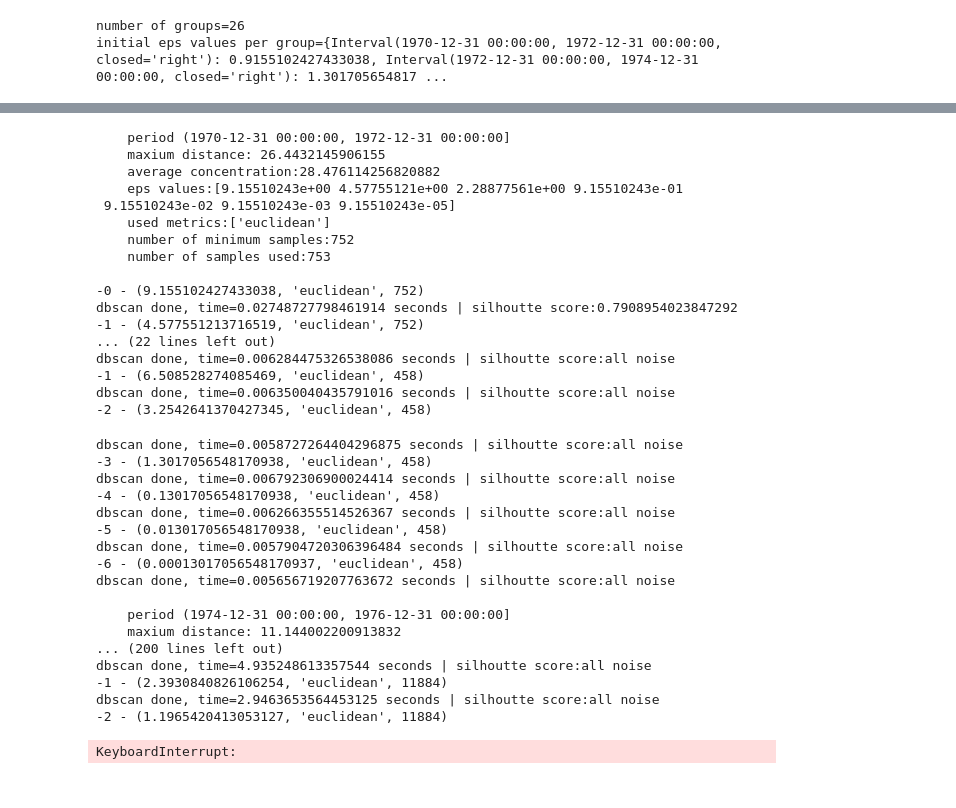
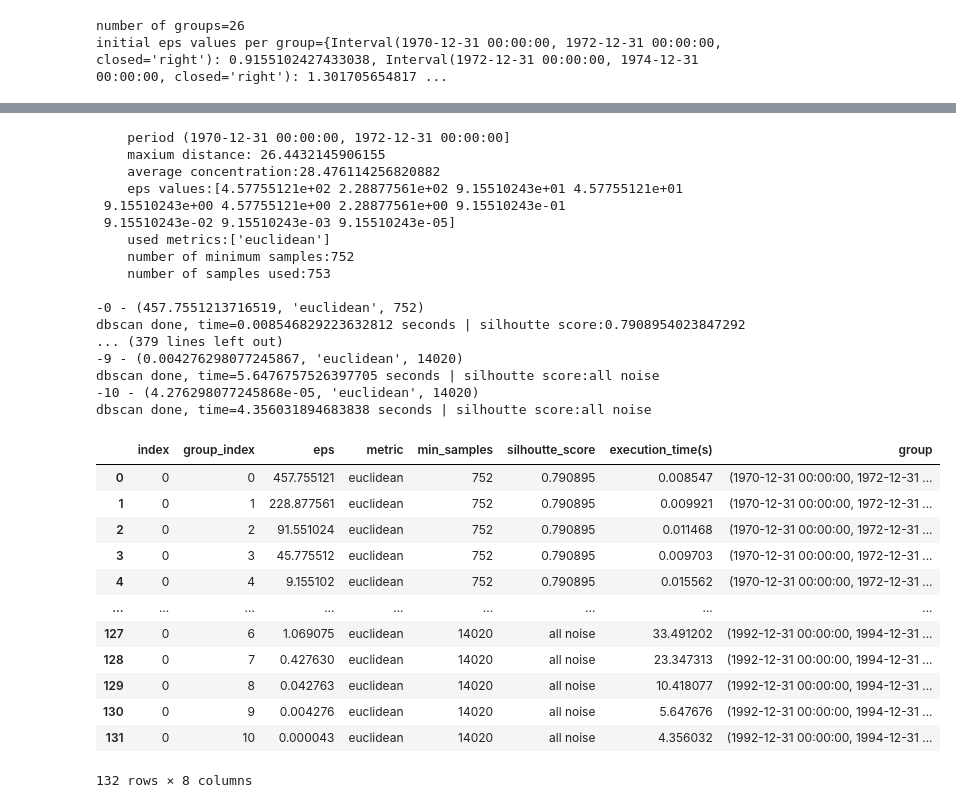
Before and after one commit to DadeOrsu/dm_project24_group_6, a Jupyter notebook: src/task3_clustering/dbscan.ipynb, the cells around one changed output, grey strips where cells are left out. Saved outputs shown, nothing was run; the diff lists cells and outputs as text; code cells hidden in the pictures.

Commit message:
added dbscan final considerations for first delivery

```diff
--- a/src/task3_clustering/dbscan.ipynb
+++ b/src/task3_clustering/dbscan.ipynb
@@ -171,9 +145,5 @@ Now that we have the sorted distances we can pick the eps values and proceed to
 # %%
 
-from sklearn.metrics import pairwise_distances
-from sklearn.decomposition import PCA
-from sklearn.decomposition import TruncatedSVD
-from scipy.sparse import csr_matrix
 # useful for reference
 db_scan_mapping={
     -1:'noisy',
@@ -182,12 +152,10 @@ db_scan_mapping={
 
 }
 
-std_scaler=StandardScaler()
-
 group_results=pd.DataFrame()
 
 
-for k,decade_data in normalized_decade_groups.items():
+for k,decade_data in it.islice(normalized_decade_groups.items(),12):
     #NOTE: this might have to be revisited for it's just to try if everyting works
     dimension=decade_data.shape[0]
     min_pts=int(dimension-1)
@@ -199,58 +167,53 @@ for k,decade_data in normalized_decade_groups.items():
     # during the tests a lot of low values where not taken into consideration
     eps_values=initial_eps[k] * np.array([500,250,100,50,10, 5, 2.5, 1, 0.1, 0.01, 0.0001])
     #try various metrics
     metrics=['euclidean']
 
     min_pts_values=[min_pts]
     print(
     f"""
     period {k}
     maxium distance: {maximum_distance}
     average concentration:{average_concentration}
     eps values:{eps_values}
     used metrics:{metrics}
     number of minimum samples:{min_pts}
     number of samples used:{decade_data.shape[0]}
     """
     )
     #normalization is done for each group
     result=utils.run_dbscan(min_pts_values,eps_values,metrics,decade_data)
     result["group"]=k
     group_results=pd.concat([group_results,result])
-group_results.reset_index().sort_values(by='silhoutte_score')
+group_results.reset_index()
 # %% [output]
     period (1970-12-31 00:00:00, 1972-12-31 00:00:00]
     maxium distance: 26.4432145906155
     average concentration:28.476114256820882
-    eps values:[9.15510243e+00 4.57755121e+00 2.28877561e+00 9.15510243e-01
+    eps values:[4.57755121e+02 2.28877561e+02 9.15510243e+01 4.57755121e+01
+ 9.15510243e+00 4.57755121e+00 2.28877561e+00 9.15510243e-01
  9.15510243e-02 9.15510243e-03 9.15510243e-05]
     used metrics:['euclidean']
     number of minimum samples:752
     number of samples used:753
 
--0 - (9.155102427433038, 'euclidean', 752)
-dbscan done, time=0.02748727798461914 seconds | silhoutte score:0.7908954023847292
--1 - (4.577551213716519, 'euclidean', 752)
-... (22 lines left out)
-dbscan done, time=0.006284475326538086 seconds | silhoutte score:all noise
--1 - (6.508528274085469, 'euclidean', 458)
-dbscan done, time=0.006350040435791016 seconds | silhoutte score:all noise
--2 - (3.2542641370427345, 'euclidean', 458)
+-0 - (457.7551213716519, 'euclidean', 752)
+dbscan done, time=0.008546829223632812 seconds | silhoutte score:0.7908954023847292
+... (379 lines left out)
+-9 - (0.004276298077245867, 'euclidean', 14020)
+dbscan done, time=5.6476757526397705 seconds | silhoutte score:all noise
+-10 - (4.276298077245868e-05, 'euclidean', 14020)
+dbscan done, time=4.356031894683838 seconds | silhoutte score:all noise
+|  | index | group_index | eps | metric | min_samples | silhoutte_score | execution_time(s) | group |
+| 0 | 0 | 0 | 457.755121 | euclidean | 752 | 0.790895 | 0.008547 | (1970-12-31 00:00:00, 1972-12-31 ... |
+| 1 | 0 | 1 | 228.877561 | euclidean | 752 | 0.790895 | 0.009921 | (1970-12-31 00:00:00, 1972-12-31 ... |
+| 2 | 0 | 2 | 91.551024 | euclidean | 752 | 0.790895 | 0.011468 | (1970-12-31 00:00:00, 1972-12-31 ... |
+| 3 | 0 | 3 | 45.775512 | euclidean | 752 | 0.790895 | 0.009703 | (1970-12-31 00:00:00, 1972-12-31 ... |
+| 4 | 0 | 4 | 9.155102 | euclidean | 752 | 0.790895 | 0.015562 | (1970-12-31 00:00:00, 1972-12-31 ... |
+| ... | ... | ... | ... | ... | ... | ... | ... | ... |
+| 127 | 0 | 6 | 1.069075 | euclidean | 14020 | all noise | 33.491202 | (1992-12-31 00:00:00, 1994-12-31 ... |
+| 128 | 0 | 7 | 0.427630 | euclidean | 14020 | all noise | 23.347313 | (1992-12-31 00:00:00, 1994-12-31 ... |
+| 129 | 0 | 8 | 0.042763 | euclidean | 14020 | all noise | 10.418077 | (1992-12-31 00:00:00, 1994-12-31 ... |
+| 130 | 0 | 9 | 0.004276 | euclidean | 14020 | all noise | 5.647676 | (1992-12-31 00:00:00, 1994-12-31 ... |
+| 131 | 0 | 10 | 0.000043 | euclidean | 14020 | all noise | 4.356032 | (1992-12-31 00:00:00, 1994-12-31 ... |
-dbscan done, time=0.0058727264404296875 seconds | silhoutte score:all noise
--3 - (1.3017056548170938, 'euclidean', 458)
-dbscan done, time=0.006792306900024414 seconds | silhoutte score:all noise
--4 - (0.13017056548170938, 'euclidean', 458)
-dbscan done, time=0.006266355514526367 seconds | silhoutte score:all noise
--5 - (0.013017056548170938, 'euclidean', 458)
-dbscan done, time=0.0057904720306396484 seconds | silhoutte score:all noise
--6 - (0.00013017056548170937, 'euclidean', 458)
-dbscan done, time=0.005656719207763672 seconds | silhoutte score:all noise
-
-    period (1974-12-31 00:00:00, 1976-12-31 00:00:00]
-    maxium distance: 11.144002200913832
-... (200 lines left out)
-dbscan done, time=4.935248613357544 seconds | silhoutte score:all noise
--1 - (2.3930840826106254, 'euclidean', 11884)
-dbscan done, time=2.9463653564453125 seconds | silhoutte score:all noise
--2 - (1.1965420413053127, 'euclidean', 11884)
+132 rows × 8 columns
-KeyboardInterrupt:
```
Also changed, not shown: parts of 17 cells of this notebook.
